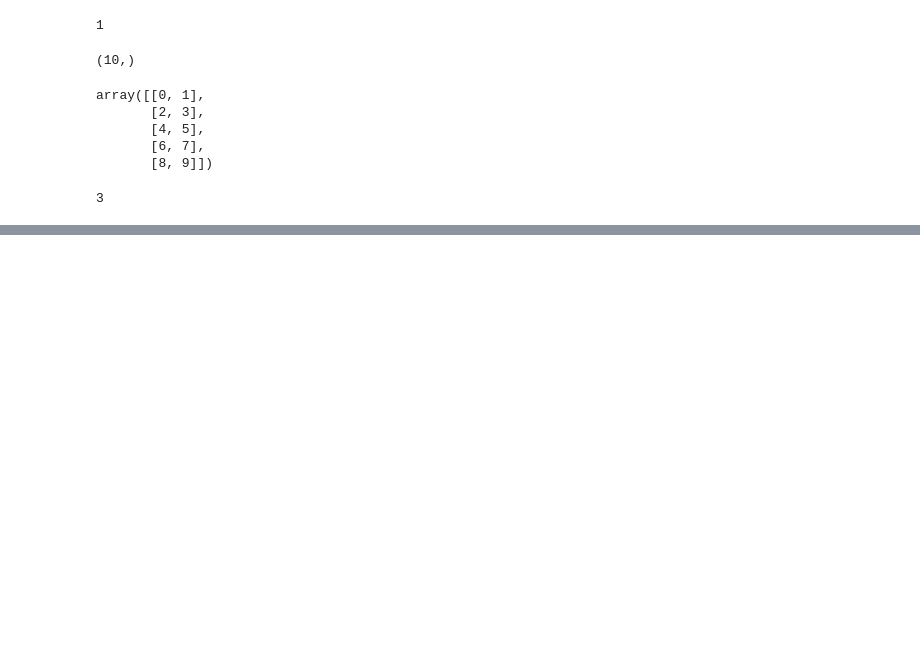
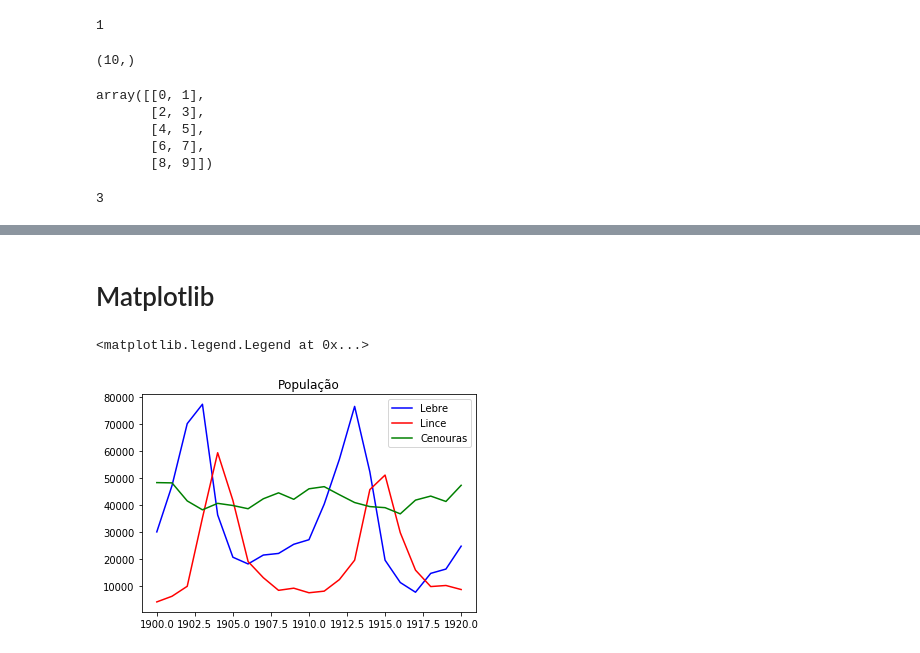
Before and after one commit to givanaldo/minicurso-python, a Jupyter notebook: 01 - módulos diversos.ipynb, the cells around one changed output, grey strips where cells are left out. Drawn from its saved outputs; the diff is of its cells as text; code cells hidden in the pictures; blank space fills up the shorter version.

```diff
--- a/01 - módulos diversos.ipynb
+++ b/01 - módulos diversos.ipynb
@@ -55,0 +111,3 @@ B[1, 1] # lembrando que índices começam de 0.
+# %%
+populations = np.loadtxt('./data/populations.txt')
+populations
@@ -55,0 +132,17 @@ B[1, 1] # lembrando que índices começam de 0.
+# %% [markdown]
+# Matplotlib
+# %%
+import matplotlib.pyplot as plt
+
+year = populations[:,0]
+hare = populations[:,1]
+lynx = populations[:,2]
+carrot = populations[:,3]
+plt.plot(year, hare, 'b-')
+plt.plot(year, lynx, 'r-')
+plt.plot(year, carrot, 'g-')
+plt.title(u'População')
+plt.legend(('Lebre', 'Lince', 'Cenouras'))
+# %% [output]
+<matplotlib.legend.Legend at 0x...>
+[figure, added]
```
Also changed, not shown: parts of 10 cells of this notebook, 2 other files.
